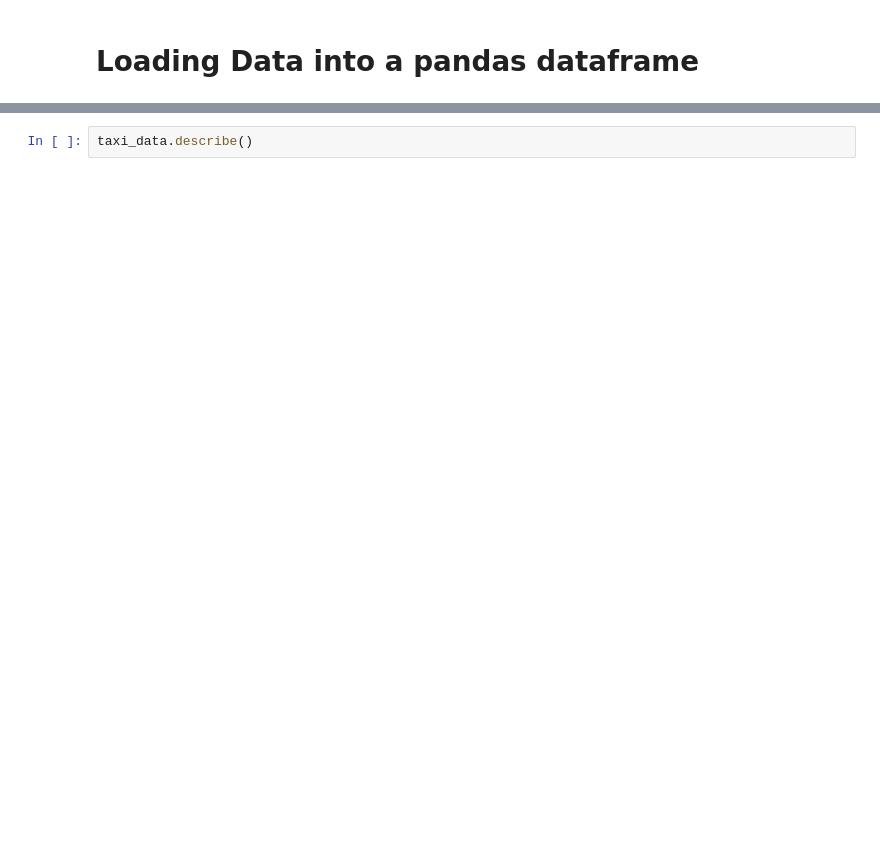
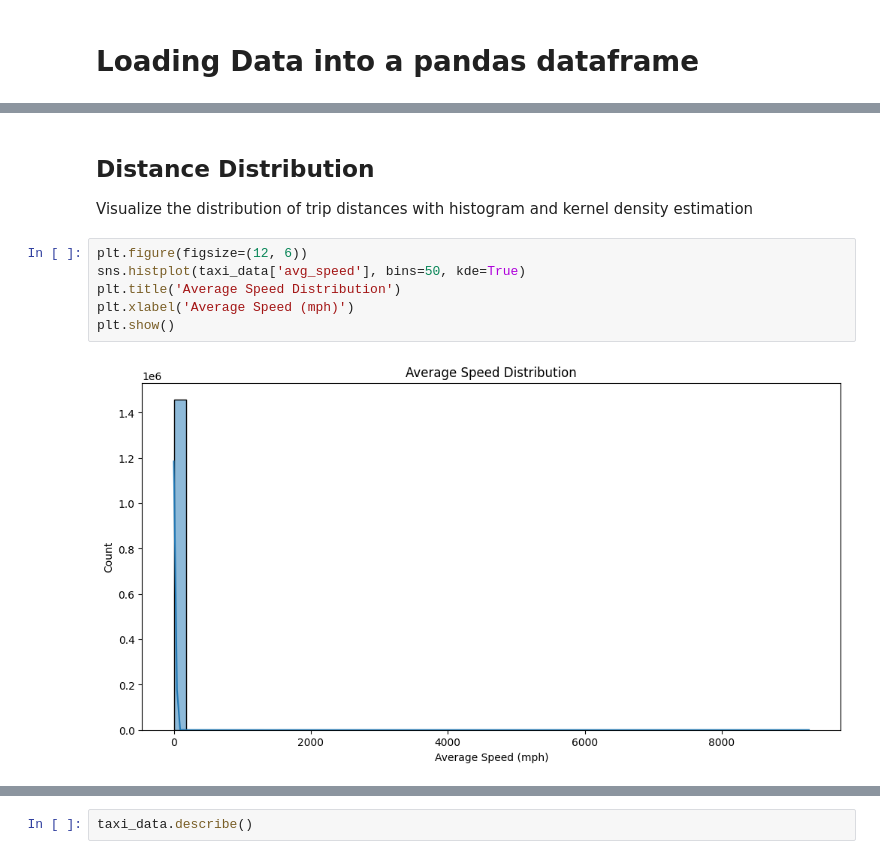
Before and after one commit to rajarshibemech/new-york-taxirides, a Jupyter notebook: New York Taxi rides exploration Modelling.ipynb, the cells around one changed output, grey strips where cells are left out. Drawn from its saved outputs; the diff is of its cells as text; blank space fills up the shorter version.

```diff
--- a/New York Taxi rides exploration Modelling.ipynb
+++ b/New York Taxi rides exploration Modelling.ipynb
@@ -30,0 +147,11 @@ taxi_data.head()
+# %% [markdown]
+## Distance Distribution
+Visualize the distribution of trip distances with histogram and kernel density estimation
+# %%
+plt.figure(figsize=(12, 6))
+sns.histplot(taxi_data['avg_speed'], bins=50, kde=True)
+plt.title('Average Speed Distribution')
+plt.xlabel('Average Speed (mph)')
+plt.show()
+# %% [output]
+[figure, added]
```
Also changed, not shown: parts of 247 cells of this notebook.
